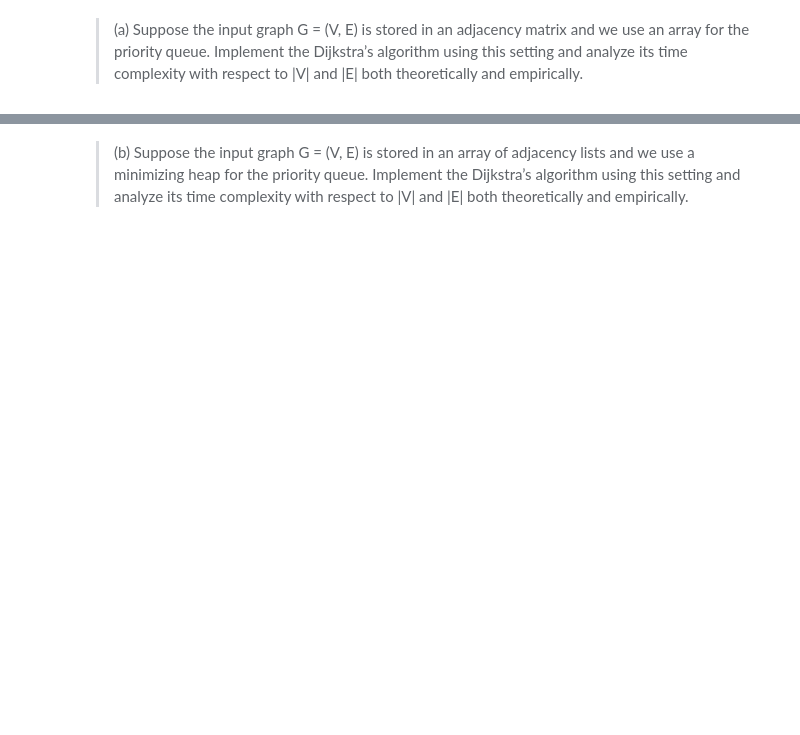
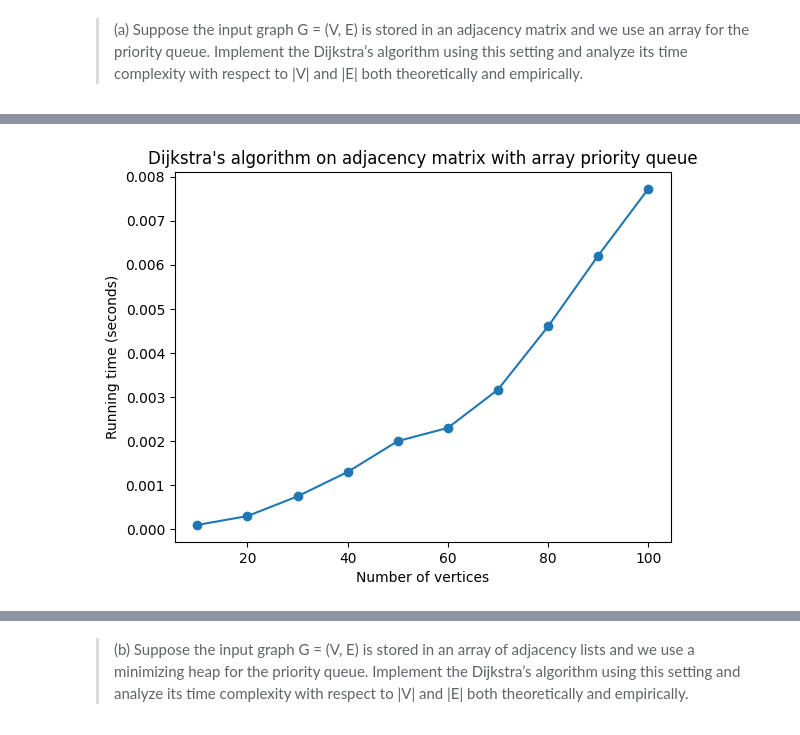
Before and after one commit to marcushooi/SC2001-Algorithm-Design-And-Analysis, a Jupyter notebook: Project 2/Code/SC2001_A33_Grp1_Project 2_Codes.ipynb, the cells around one changed output, grey strips where cells are left out. Saved outputs shown, nothing was run; the diff lists cells and outputs as text; code cells hidden in the pictures; blank space fills up the shorter version.

```diff
--- a/Project 2/Code/SC2001_A33_Grp1_Project 2_Codes.ipynb
+++ b/Project 2/Code/SC2001_A33_Grp1_Project 2_Codes.ipynb
@@ -22,0 +164,84 @@ theoretically and empirically.
+# %%
+import time
+import numpy as np
+import matplotlib.pyplot as plt
+
+# function to generate a random graph as an adjacency matrix
+def generate_graph(n):
+    graph = np.random.randint(0, 10, size=(n, n))
+    graph = np.tril(graph) + np.tril(graph, -1).T
+    np.fill_diagonal(graph, 0)
+    return graph
+
+# function to find vertex with minimum distance value, from the set of vertices not yet included in shortest path tree
+def min_distance(dist, sptSet, V):
+    min_dist = float('inf')
+    min_vertex = 0
+
+    for v in range(V):
+        if dist[v] < min_dist and sptSet[v] == False:
+            min_dist = dist[v]
+            min_vertex = v
+
+    return min_vertex
+
+# function to implement Dijkstra's algorithm
+def dijkstra(adj_matrix, source, target, V):
+    # initialize all distances as infinity and sptSet as False
+    dist = [float('inf')] * V
+    sptSet = [False] * V
+    parent = [-1] * V
+
+    # distance of source vertex from itself is always 0
+    dist[source] = 0
+
+    # iterate V-1 times to find shortest path for all vertices
+    for _ in range(V-1):
+        # find the vertex with minimum distance value from the set of vertices not yet included in shortest path tree
+        u = min_distance(dist, sptSet, V)
+        # mark the selected vertex as processed
+        sptSet[u] = True
+
+        # update distance value of adjacent vertices of the selected vertex
+        for v in range(V):
+            if adj_matrix[u][v] > 0 and sptSet[v] == False and dist[v] > dist[u] + adj_matrix[u][v]:
+                dist[v] = dist[u] + adj_matrix[u][v]
+                parent[v] = u
+
+    # return the shortest distance from source to target
+    return dist[target]
+
+if __name__ == '__main__':
+    # set the range of vertices to test
+    n_vertices = range(10, 110, 10)
+    # set the number of repetitions for each vertex count
+    n_repetitions = 10
+    # initialize an empty list to store the running times
+    running_times = []
+
+    for n in n_vertices:
+        # generate a random graph as an adjacency matrix
+        graph = generate_graph(n)
+
+        # initialize the running time for this vertex count
+        start_time = time.time()
+
+        # repeat the experiment for the given number of repetitions
+        for _ in range(n_repetitions):
+            # randomly select source and target vertices
+            source, target = np.random.randint(0, n, size=2)
+            # run Dijkstra's algorithm on the graph
+            dijkstra(graph, source, target, n)
+
+        # calculate the average running time for this vertex count
+        avg_time = (time.time() - start_time) / n_repetitions
+        running_times.append(avg_time)
+
+    # plot the running times as a function of the number of vertices
+    plt.plot(n_vertices, running_times, 'o-')
+    plt.xlabel('Number of vertices')
+    plt.ylabel('Running time (seconds)')
+    plt.title('Dijkstra\'s algorithm on adjacency matrix with array priority queue')
+    plt.show()
+# %% [output]
+[figure, added]
```
Also changed, not shown: parts of 24 cells of this notebook, 6 other files.
